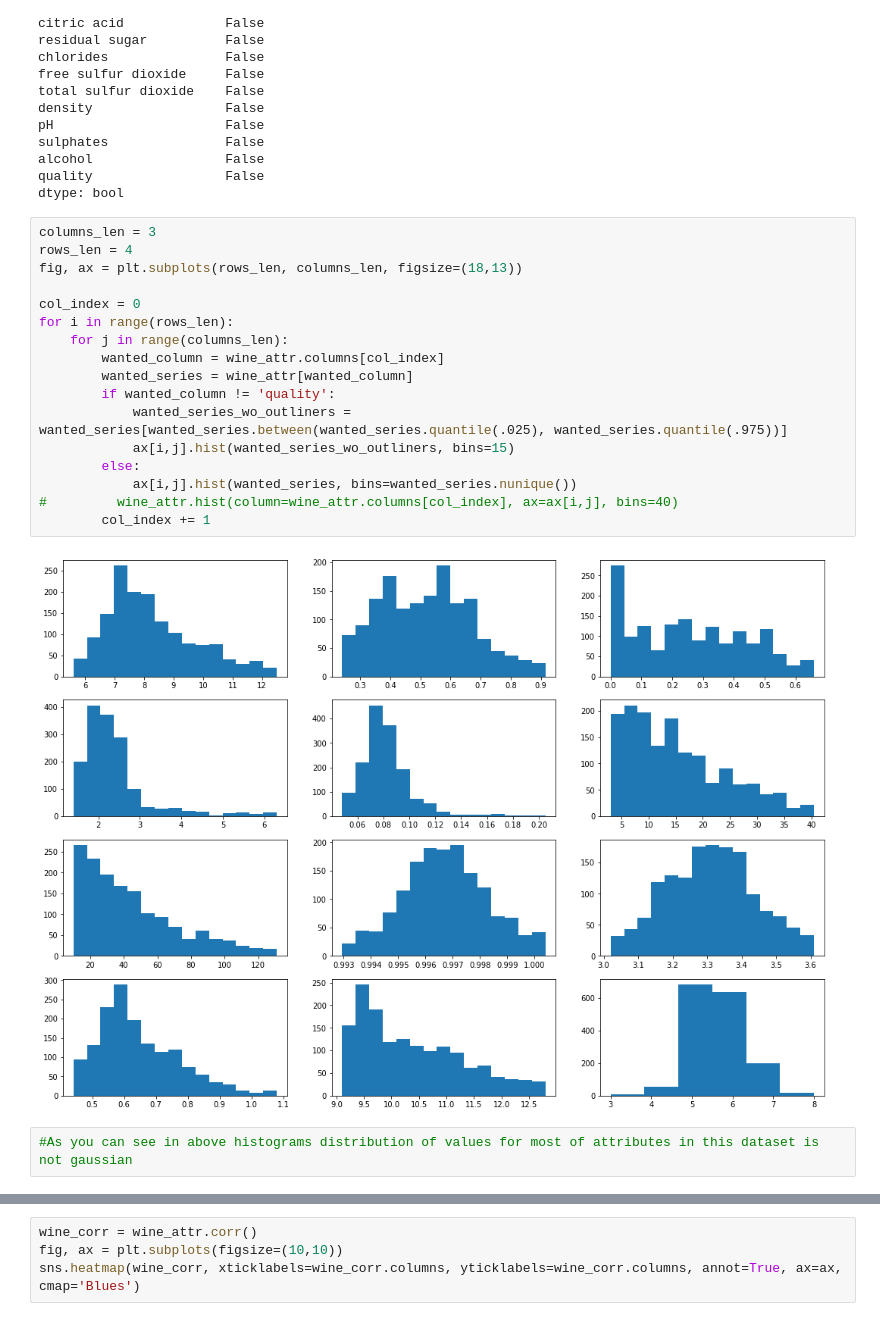
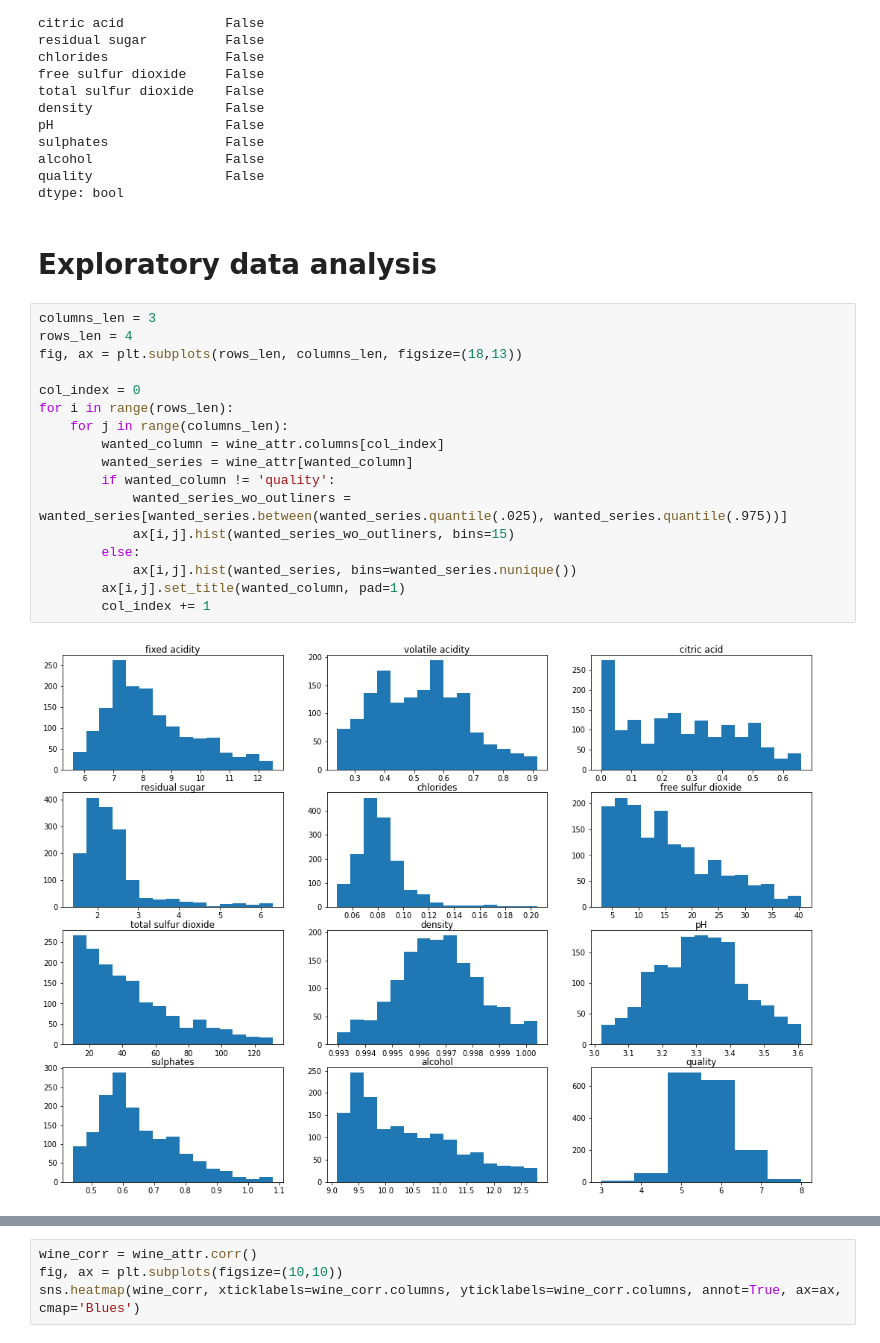
Before and after one commit to GustawOhler/ML-Predictions-of-wine-quality, a Jupyter notebook: kaggle-notebook.ipynb, the cells around one changed output, grey strips where cells are left out. Cells and saved outputs as stored; diff of their text form.

Commit message:
Kaggle Notebook | Wine quality ML | Final version

```diff
--- a/kaggle-notebook.ipynb
+++ b/kaggle-notebook.ipynb
@@ -41,24 +55,24 @@ sulphates               False
 alcohol                 False
 quality                 False
 dtype: bool
+# %% [markdown]
+# Exploratory data analysis
 # %%
 columns_len = 3
 rows_len = 4
 fig, ax = plt.subplots(rows_len, columns_len, figsize=(18,13))
 
 col_index = 0
 for i in range(rows_len):
     for j in range(columns_len):
         wanted_column = wine_attr.columns[col_index]
         wanted_series = wine_attr[wanted_column]
         if wanted_column != 'quality':
             wanted_series_wo_outliners = wanted_series[wanted_series.between(wanted_series.quantile(.025), wanted_series.quantile(.975))]
             ax[i,j].hist(wanted_series_wo_outliners, bins=15)
         else:
             ax[i,j].hist(wanted_series, bins=wanted_series.nunique())
-#         wine_attr.hist(column=wine_attr.columns[col_index], ax=ax[i,j], bins=40)
+        ax[i,j].set_title(wanted_column, pad=1)
         col_index += 1
 # %% [output]
-[figure, old version]
+[figure, new version]
-# %%
-#As you can see in above histograms distribution of values for most of attributes in this dataset is not gaussian
```
Also changed, not shown: parts of 56 cells of this notebook.
